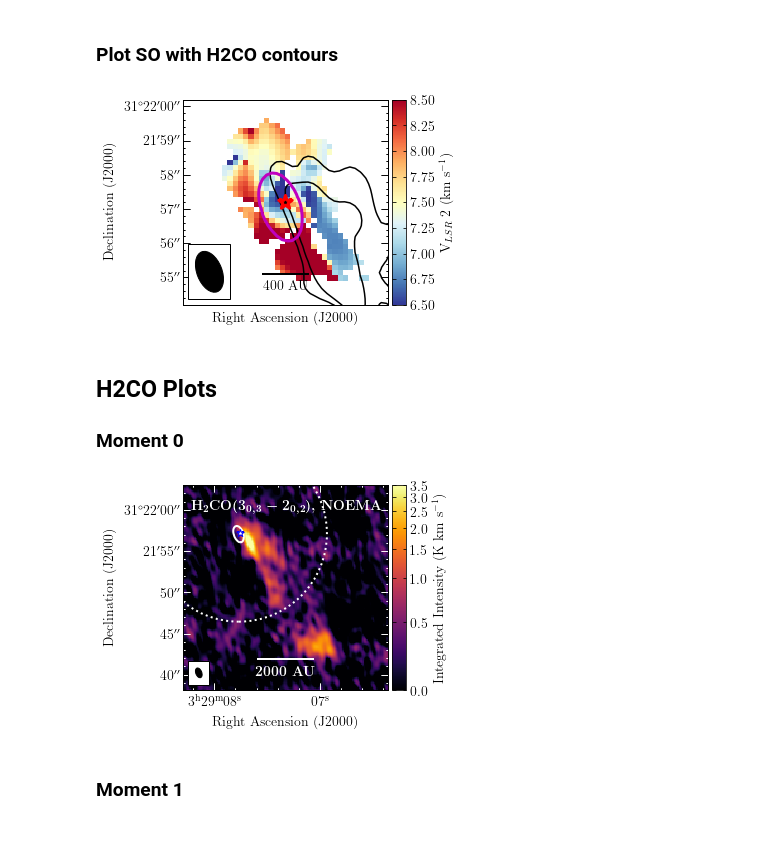
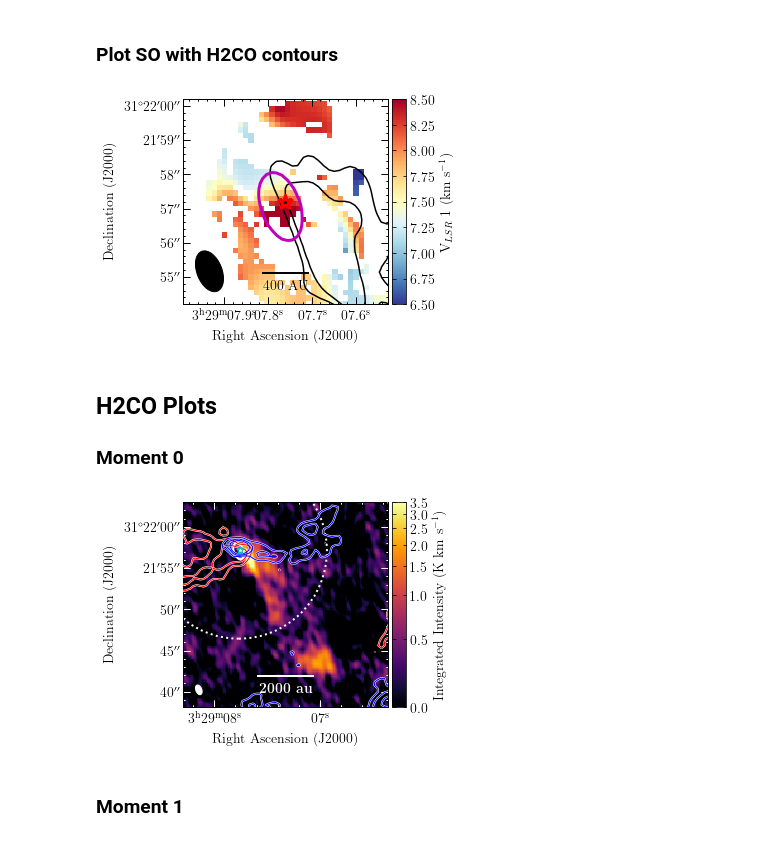
Before and after one commit to tere-valdivia/Per-emb-50_results, a Jupyter notebook: Data_figures.ipynb, the cells around one changed output. Cells and saved outputs as stored; diff of their text form; code cells hidden in the pictures.

```diff
--- a/Data_figures.ipynb
+++ b/Data_figures.ipynb
@@ -138,0 +220,30 @@ for i in parameters:
+# %%
+# Plot the error fraction to make sure everything is ok
+saveaction = 1
+
+filename = 'SO_55_44/CDconfigsmall/Per-emb-50_CD_l009l048_uvsub_SO_multi_small' + '_2G_fitparams_aicres'
+stretch = 'linear'
+paramcube = fits.getdata(filename+'.fits')
+head = fits.getheader(filename+'.fits')
+phasecent = np.array([head['ra'], head['dec']]) *u.deg
+freq = head['restfreq'] * u.Hz
+header = WCS(head).celestial.to_header()
+header['bmaj'] = head['bmaj']
+header['bmin'] = head['bmin']
+header['bpa'] = head['bpa']
+
+parameters = [0, 1, 2, 3, 4, 5] # 0, 3 is amplitude, 1,4 is mean velocity, 2,5 is dispersion
+parameter_names = [r'Peak 1 error frac', r'$v_{lsr}$ 1 error frac.', r'$\sigma_v$ 1 error frac.', r'Peak 2 error frac.', r'$v_{lsr}$ 2 error frac.', r'$\sigma_v$ 2 error frac.',]
+for i in range(len(parameters)):
+  moment = paramcube[i]
+  momerror = paramcube[i+6]
+
+  fig = plot_aplpy_standard(fits.PrimaryHDU(data=momerror/moment, header=header), stretch, None, None, 'inferno', label_col='w', star_col='c')
+  fig.colorbar.set_axis_label_text(parameter_names[i])
+  fig.scalebar.set_length(ang_size)
+  fig.scalebar.set_label('400 AU')
+  fig.show_contour(fits.PrimaryHDU(data=cont_data,header=cont_header), levels=[0.007], colors='greenyellow')
+  fig.set_nan_color('k')
+  if saveaction:
+    savefile = filename + 'parametererror'+str(i)+'.pdf'
+    plt.savefig(savefile, bbox_inches='tight', dpi=300)
@@ -141,7 +271,7 @@ for i in parameters:
 # %%
 saveaction = 1
 
-filename = 'SO_55_44/CDconfigsmall/Per-emb-50_CD_l009l048_uvsub_SO_multi_small' + '_2G_fitparams'
+filename = 'SO_55_44/CDconfigsmall/Per-emb-50_CD_l009l048_uvsub_SO_multi_small' + '_1G_fitparams_aicres'
 stretch = 'linear'
 paramcube = fits.getdata(filename+'.fits')
 head = fits.getheader(filename+'.fits')
@@ -149,38 +279,39 @@ phasecent = np.array([head['ra'], head['dec']]) *u.deg
 freq = head['restfreq'] * u.Hz
 header = WCS(head).celestial.to_header()
 header['bmaj'] = head['bmaj']
 header['bmin'] = head['bmin']
 header['bpa'] = head['bpa']
-moment = paramcube[4]
+moment = paramcube[1]
 
 vmin = 6.5
 vmax = 8.5
 cmap = 'RdYlBu_r'
 
 ang_size = (400 / 293) * u.arcsec
 
 filename_contour = 'H2CO/CDconfigsmall/Per-emb-50_CD_l021l060_uvsub_H2CO_multi_small_fitcube_stream_mom0'
 levels = np.array([3,5]) * 0.25 # K km/s
 
 filename_continuum = 'continuum/Per-emb-50_CD_li_cont_rob1-selfcal'
 cont_data = fits.getdata(filename_continuum+'.fits')[0]
 cont_header = WCS(fits.getheader(filename_continuum+'.fits')).celestial.to_header()
 
 fig = plot_aplpy_standard(fits.PrimaryHDU(data=moment, header=header), stretch, vmin, vmax, cmap, label_col='k', star_col='r')
-fig.colorbar.set_axis_label_text(r'V$_{LSR}$ 2 (km s$^{-1}$)')
+fig.colorbar.set_axis_label_text(r'V$_{LSR}$ 1 (km s$^{-1}$)')
 fig.show_contour(filename_contour+'.fits', levels=levels, colors='k')
 fig.scalebar.set_length(ang_size)
 fig.scalebar.set_label('400 AU')
 fig.show_contour(fits.PrimaryHDU(data=cont_data,header=cont_header), levels=[0.007], colors='m', linewidths=3)
 fig.recenter(ra_Per50.value, dec_Per50.value, (3*u.arcsec).to(u.deg).value)
 fig._layers['star']._sizes = np.array([200])
 fig._layers['star']._linewidths = np.array([3.])
-
+fig.tick_labels.set_xformat('hh:mm:ss.s')
+fig.beam.set_frame(False)
 if saveaction:
-    savefile = filename + '_v_lsr2_H2CO_cont.pdf'
+    savefile = filename + '_v_lsr1_H2CO_cont.pdf'
     plt.savefig(savefile, bbox_inches='tight', dpi=300)
 # %% [output]
-[figure, old version]
+[figure, new version]
 # %% [markdown]
 ## H2CO Plots
 
@@ -200,31 +331,42 @@ continuum_header = WCS(fits.getheader(filename_continuum+'.fits')).celestial.to_
 continuum_data = fits.getdata(filename_continuum+'.fits')[0]
 hdu_cont = fits.PrimaryHDU(data=continuum_data, header=continuum_header)
 
-savefile = folder + 'H2CO_'+cleanalg+'_fitcube_total_mom0_labeled_continuum' + stretch + '.pdf'
+savefile = folder + 'H2CO_'+cleanalg+'_fitcube_total_mom0_labeled_continuum' + stretch + '_withoutflow.pdf'
 vmin = 0
 vmax = 3.5
 vmid = 0.5
 cmap = 'inferno'
 title = r'\textbf{H\boldmath$_{2}$CO($3_{0,3}-2_{0,2}$), NOEMA}'
 
+contourblue = CO21blue
+contourred = CO21red
+levelblue = np.mgrid[0.58:2:0.5]
+levelred = np.mgrid[0.58:2:1]
+
 headercube = fits.getheader(filename+'.fits')
 freq = headercube['RESTFREQ'] * u.Hz
 phasecent = [headercube['ra'], headercube['dec']]
 
-fig = plot_aplpy_standard(filename+'.fits', stretch, vmin, vmax, cmap, label_col='w', star_col='b', vmid=vmid)
+fig = plot_aplpy_standard(filename+'.fits', stretch, vmin, vmax, cmap, label_col='w', star_col='c', vmid=vmid)
 fig.colorbar.set_axis_label_text(r'Integrated Intensity (K km s$^{-1}$)')
 fig.show_circles(phasecent[0], phasecent[1], (pb_noema(freq).to(u.deg)*0.5).value, ls=':', color='w', lw=2)
-fig.add_label(0.97,0.9, title, color='w',
-               relative=True, horizontalalignment='right', size=14)
+# fig.add_label(0.97,0.9, title, color='w',
+#                relative=True, horizontalalignment='right', size=14)
 # fig.add_label(0.95,0.80, cleanalg, color='k',
 #                relative=True, horizontalalignment='right', size=18)
-fig.scalebar.set_label(r'\textbf{2000 AU}')
+fig.scalebar.set_label(r'\textbf{2000 au}')
 fig.show_contour(hdu_cont, levels=levels, colors='w', linewidths=2)
+fig.show_contour(contourblue+'.fits', levels=levelblue, colors='b', linewidths = 1, zorder=21)
+fig.show_contour(contourred+'.fits', levels=levelred, colors='r', linewidths = 1, zorder = 20)
+fig.show_contour(contourblue+'.fits', levels=levelblue, colors='w', linewidths = 2, zorder=11)
+fig.show_contour(contourred+'.fits', levels=levelred, colors='w', linewidths = 2, zorder=10)
+fig.beam.set_frame(False)
+fig.beam.set_color('w')
+if saveaction:
 
-if saveaction:
     plt.savefig(savefile, bbox_inches='tight', dpi=300)
 # %% [output]
-[figure, old version]
+[figure, new version]
 # %% [markdown]
 ### Moment 1
 # %%
```
Also changed, not shown: parts of 14 cells of this notebook, 13 other files.
